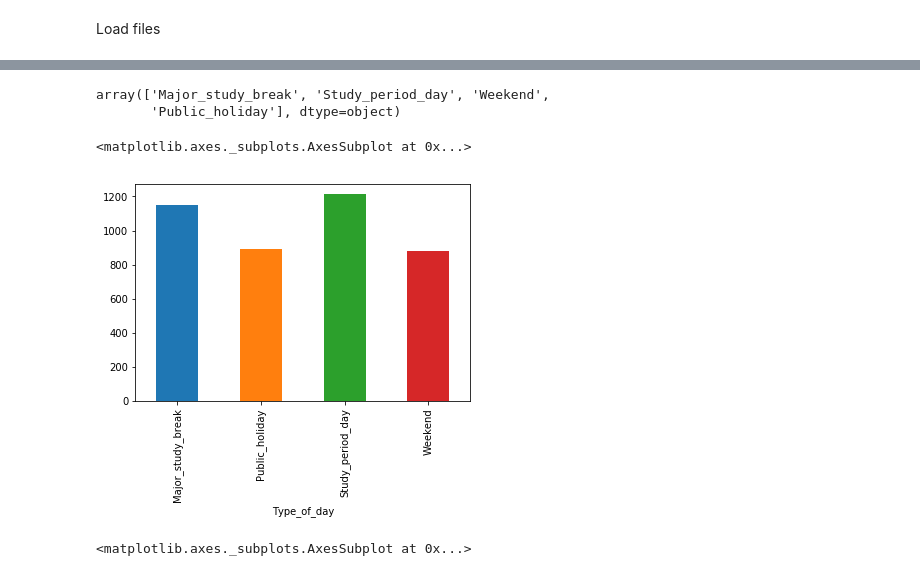
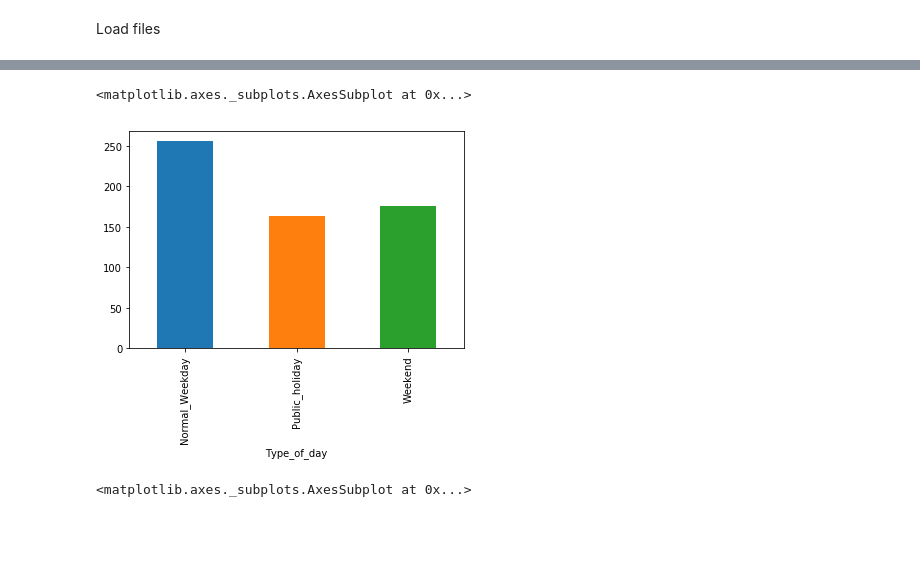
Before and after one commit to MSAmit/Capstone-project, a Jupyter notebook: BMS_data_analysis.ipynb, the cells around one changed output, grey strips where cells are left out. Cells and saved outputs as stored; diff of their text form; code cells hidden in the pictures; blank space fills up the shorter version.

Commit message:
Seasonality modelling for demand

```diff
--- a/BMS_data_analysis.ipynb
+++ b/BMS_data_analysis.ipynb
@@ -91,21 +92,8 @@ def campus_power_estimation(bms):
 
     bms['kW_est'] = bms['kVA'] * 0.92
     # use original values where I have them:
-    bms['kW_est'] = np.where(bms['kW'] == 0.0, bms['kW_est'], bms['kW'])
-    bms.kW_est = bms.kW_est.where(bms.kW_est >= 0, 0.0)
+    #bms['kW_est'] = np.where(bms['kW'] == 0.0, bms['kW_est'], bms['kW'])
     return bms
-
-def kva_to_kw(bms):
-    """Estimate real power form kVA value based on average pf of the
-        small set of paired values we do have
-    """
-
-    #= bms[bms['ML_PH/Main_11kV_kW (kW)'] > 0.0]['ML_PH/Main_11kV_kW (kW)'] / bms[bms['ML_PH/Main_11kV_kW (kW)'] > 0.0]['ML_PH/Main_11kV_kVA (kVA)']
-
-    bms['kW_est'] = bms['kVA'] * 0.92
-    # use original values where I have them:
-    #bms.kW_est = bms.kW_est.where(bms.kW_est >= 0, 0.0)
-    return bms
 # %%
 #replace zero's with previous year values
 def replace_zeros(bms,bms_lastyear):
@@ -114,6 +103,6 @@ def replace_zeros(bms,bms_lastyear):
 # %%
 #2016 demand plotline
-bms_demand_2016 = add_day_type_column("bms_2016.csv",'?Timestamp')
+bms_demand_2016 = add_day_type_column("bms_2016_kva.csv",'?Timestamp')
 bms_demand_2016.rename(columns={'?Timestamp': 'TimeStamp','ML_PH/Main_11kV_kVA (kVA)' : 'kVA','ML_PH/PH_Ambient_Temperature (°C)':'Temp','ML_PH/PH_Ambient_Humidity (%RH)': 'Humidity'}, inplace=True)
 bms_demand_2016['kVA'].plot.line()
 # %% [output]
@@ -137,0 +128,11 @@ bms_demand_2017['kVA'].plot.line()
+# %%
+#construct data sets for years 2013 to 2017
+bms_demand_201314 = add_day_type_column("bms_1314_kva.csv",'?Timestamp')
+bms_demand_201314.rename(columns={'?Timestamp': 'TimeStamp','ML_PH/Main_11kV_kVA (kVA)' : 'kVA','ML_PH/PH_Ambient_Temperature (°C)':'Temp','ML_PH/PH_Ambient_Humidity (%RH)': 'Humidity'}, inplace=True)
+bms_demand_2015 = add_day_type_column("bms_2015_kva.csv",'?Timestamp')
+bms_demand_2015.rename(columns={'?Timestamp': 'TimeStamp','ML_PH/Main_11kV_kVA (kVA)' : 'kVA','ML_PH/PH_Ambient_Temperature (°C)':'Temp','ML_PH/PH_Ambient_Humidity (%RH)': 'Humidity'}, inplace=True)
+# %%
+bms_13to17_kva = pd.concat([bms_demand_2017,bms_demand_2016,bms_demand_2015,bms_demand_201314],sort = True)
+bms_13to17_kva = bms_13to17_kva.sort_values('TimeStamp').reset_index()
+bms_1317_kW_est = campus_power_estimation(bms_13to17_kva)
+bms_1317_kW_est
@@ -154,17 +175,11 @@ test_2016_without_29
-# %%
-#bms_demand_2017_est['Type_of_day'].unique()
-bms_demand_2017_est['Type_of_day'].unique()
-# %% [output]
-array(['Major_study_break', 'Study_period_day', 'Weekend',
-       'Public_holiday'], dtype=object)
 # %%
 # Distribution of consumption during different day type's
-grouped_by_daytype = bms_demand_2017_est.groupby(['Type_of_day'])['kW_est'].mean()
+grouped_by_daytype = bms_1317_kW_est.groupby(['Type_of_day'])['kW_est'].mean()
 grouped_by_daytype
 grouped_by_daytype.plot.bar()
 # %% [output]
 <matplotlib.axes._subplots.AxesSubplot at 0x...>
-[figure, old version]
+[figure, new version]
 # %%
 # change scale of humidity and temperature
 bms_transformed = bms_demand_2017_est[['TimeStamp','kW_est', 'Type_of_day','Humidity','Temp']].copy()
```
Also changed, not shown: parts of 26 cells of this notebook, 1 other file.
